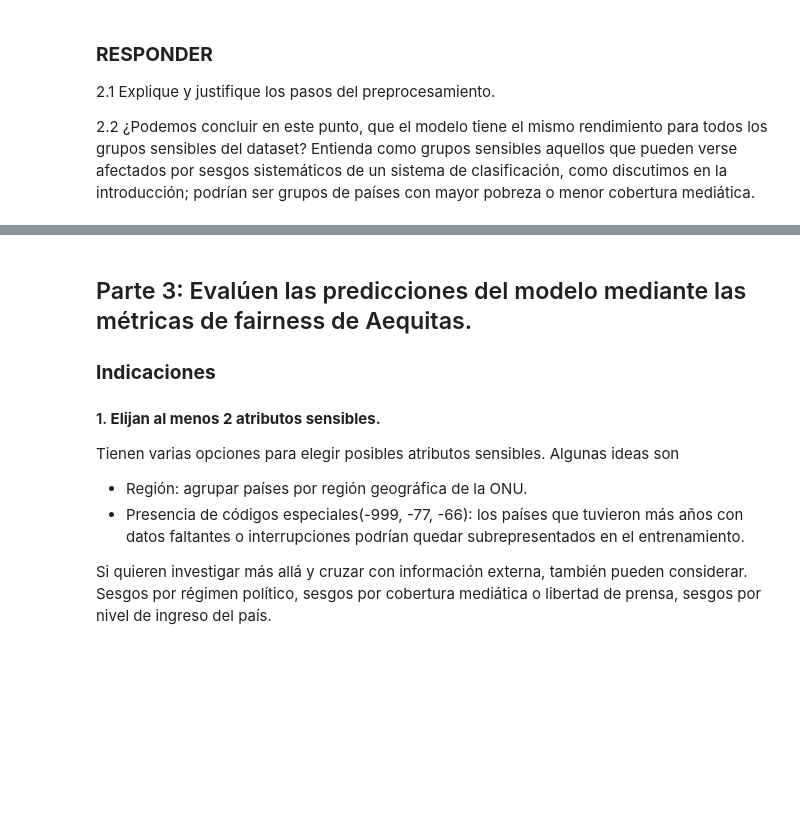
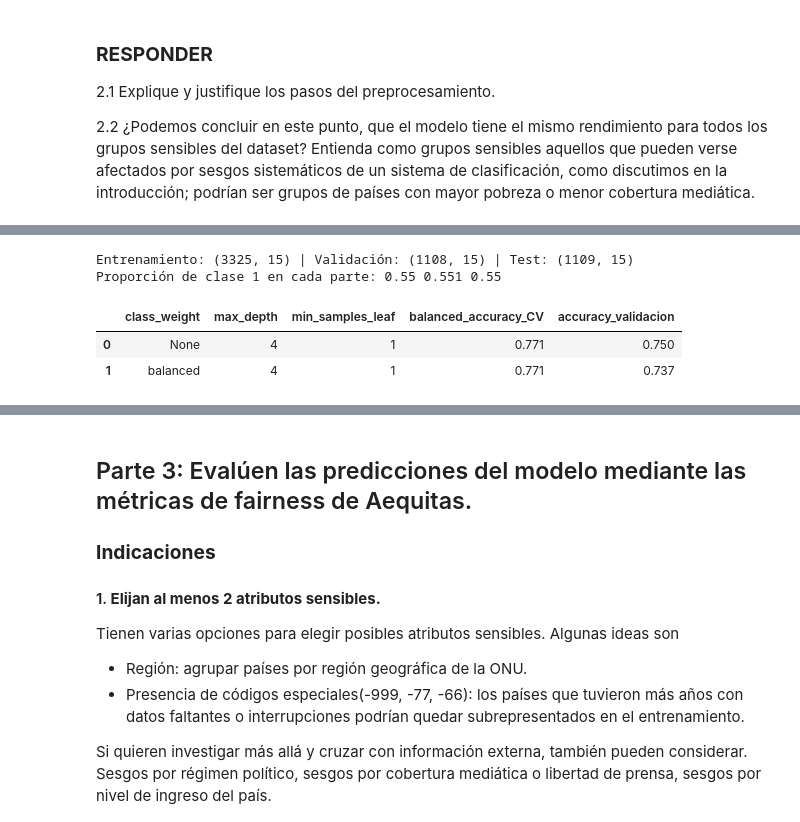
Before and after one commit to vichoe/taller-etica, a Jupyter notebook: Taller_sumativo_CIRI.ipynb, the cells around one changed output, grey strips where cells are left out. Drawn from its saved outputs; the diff is of its cells as text; code cells hidden in the pictures; blank space fills up the shorter version.

```diff
--- a/Taller_sumativo_CIRI.ipynb
+++ b/Taller_sumativo_CIRI.ipynb
@@ -239,0 +630,55 @@ La `**variable objetivo**` debe restringirse a los valores que efectivamente mid
+# %%
+# Division 60% entrenamiento/20% validacion/ 20% test, estratificada por la clase
+# La validacion se reserva para ajustar EqOddsPostprocessing en la Parte 4
+# (asi el post-procesamiento no "mira" el test).
+X_train, X_temp, y_train, y_temp = train_test_split(
+    X, y, test_size=0.4, stratify=y, random_state=SEED)
+X_val, X_test, y_val, y_test = train_test_split(
+    X_temp, y_temp, test_size=0.5, stratify=y_temp, random_state=SEED)
+
+print("Entrenamiento:", X_train.shape, "| Validación:", X_val.shape, "| Test:", X_test.shape)
+print("Proporción de clase 1 en cada parte:",
+      round(y_train.mean(), 3), round(y_val.mean(), 3), round(y_test.mean(), 3))
+# %% [output]
+Entrenamiento: (3325, 15) | Validación: (1108, 15) | Test: (1109, 15)
+Proporción de clase 1 en cada parte: 0.55 0.551 0.55
+# %%
+# debo admitir que ocupe ia en esta parte ya qu eno etendia bien el tema del arbol
+# de decision y como normalizar para pasarlo a arbol.
+# mputación -> normalización -> árbol.
+# Todo se ajusta SOLO con entrenamiento, para que la moda o la media del test no se filtren.
+def crear_pipeline(class_weight):
+    return Pipeline([
+        # moda: mantiene valores válidos de la escala ordinal (la media daría 1.37, que no existe)
+        # add_indicator: agrega una columna 0/1 que marca dónde faltaba el dato
+        ('imputar', SimpleImputer(strategy='most_frequent', add_indicator=True)),
+        # normalización min-max (Formativo 2): lleva cada variable al rango 0-1
+        ('normalizar', MinMaxScaler()),
+        ('arbol', DecisionTreeClassifier(class_weight=class_weight, random_state=SEED)),
+    ])
+
+# Buscamos la profundidad del árbol con validación cruzada dentro del entrenamiento.
+grilla = {
+    'arbol__max_depth': [3, 4, 5, 6, 8, 10],
+    'arbol__min_samples_leaf': [1, 5, 10, 20],
+}
+cv = StratifiedKFold(n_splits=5, shuffle=True, random_state=SEED)
+
+resultados = []
+modelos = {}
+for cw in [None, 'balanced']:
+    busqueda = GridSearchCV(crear_pipeline(cw), grilla, cv=cv, scoring='balanced_accuracy')
+    busqueda.fit(X_train, y_train)
+    modelos[str(cw)] = busqueda.best_estimator_
+    resultados.append({
+        'class_weight': str(cw),
+        'max_depth': busqueda.best_params_['arbol__max_depth'],
+        'min_samples_leaf': busqueda.best_params_['arbol__min_samples_leaf'],
+        'balanced_accuracy_CV': round(busqueda.best_score_, 3),
+        'accuracy_validacion': round(accuracy_score(y_val, busqueda.predict(X_val)), 3),
+    })
+pd.DataFrame(resultados)
+# %% [output]
+|  | class_weight | max_depth | min_samples_leaf | balanced_accuracy_CV | accuracy_validacion |
+| 0 | None | 4 | 1 | 0.771 | 0.750 |
+| 1 | balanced | 4 | 1 | 0.771 | 0.737 |
```
Also changed, not shown: parts of 34 cells of this notebook.
